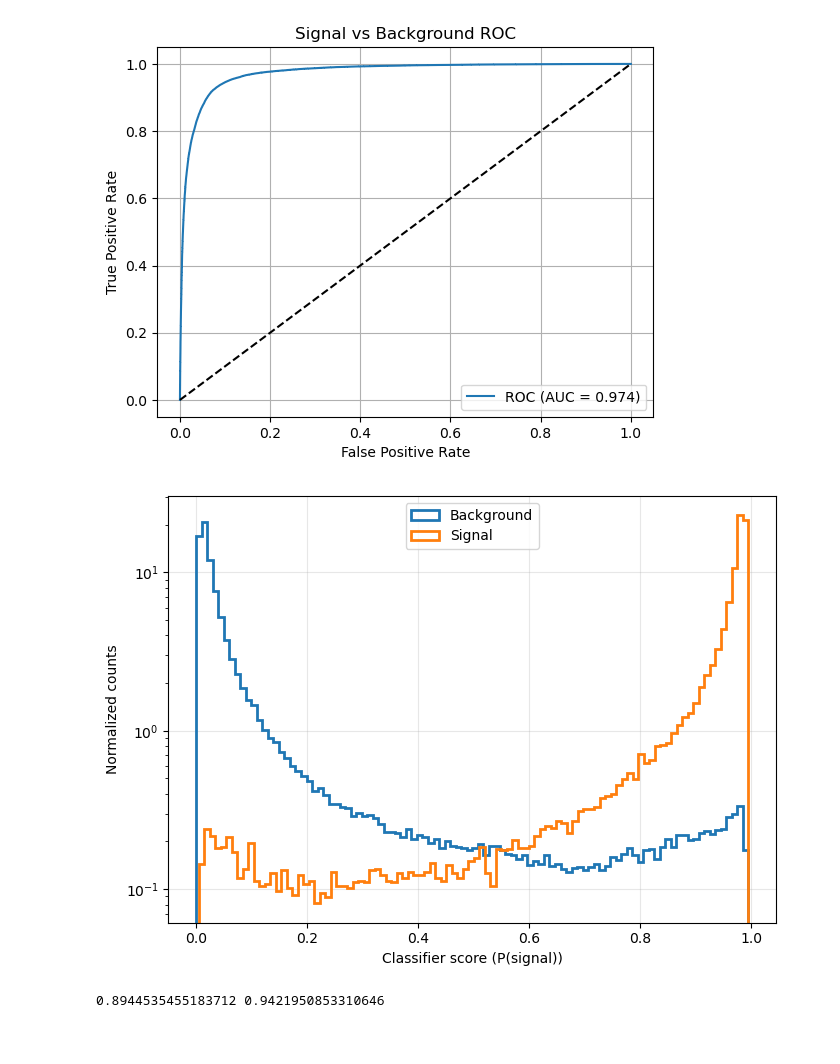
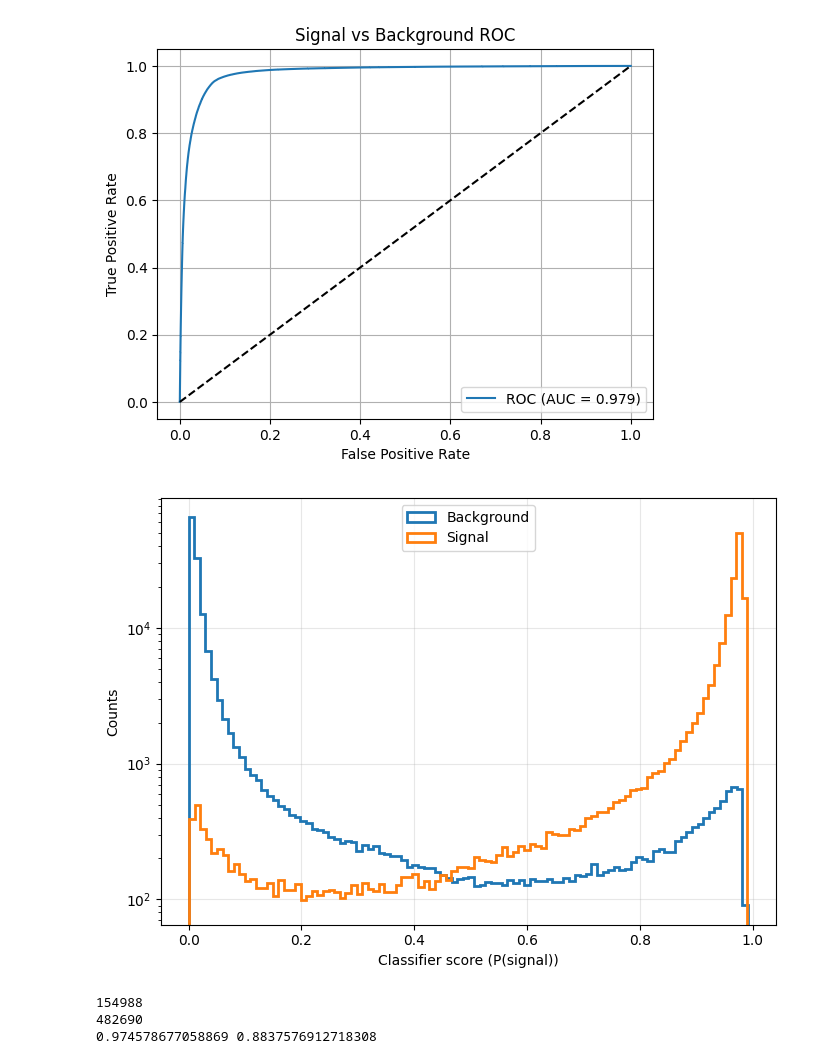
Before and after one commit to kvjmistry/ATPC, a Jupyter notebook: notebooks/ML_MLP.ipynb, the cells around one changed output. Cells and saved outputs as stored; diff of their text form; code cells hidden in the pictures.

```diff
--- a/notebooks/ML_MLP.ipynb
+++ b/notebooks/ML_MLP.ipynb
@@ -19,8 +19,13 @@ M = 1000/0.9
 det_size = 1000*np.cbrt((4 * M) / (np.pi * density))/2.0
 print(det_size)
 
+
+basepath = "/media/argon/HardDrive_8TB/Krishan/ATPC/ML_samples/merged/"
+
 # Load in the signal metadata
-nubb_meta = pd.read_hdf(f"../data/Trackreco/ATPC_0nubb_{pressure}bar_{diff}_reco.h5", "meta")
+# nubb_meta = pd.read_hdf(f"../data/Trackreco/ATPC_0nubb_{pressure}bar_{diff}_reco.h5", "meta")
+nubb_meta = pd.read_hdf(f"{basepath}/ATPC_0nubb_{pressure}bar_{diff}_reco.h5", "meta")
+
 nubb_meta["Type"] = "0nubb"
 nubb_meta["subType"] = "0nubb"
 nubb_meta = nubb_meta[nubb_meta.label == "Primary"]
@@ -33,17 +38,17 @@ Bkg_meta = pd.DataFrame()
 Tl_meta = pd.DataFrame()
 Bi_meta = pd.DataFrame()
 
-Tl_meta = pd.read_hdf(f"../data/Trackreco/ATPC_Tl_ion_{pressure}bar_{diff}_reco.h5", "meta")
+# Tl_meta = pd.read_hdf(f"../data/Trackreco/ATPC_Tl_ion_{pressure}bar_{diff}_reco.h5", "meta")
+Tl_meta = pd.read_hdf(f"{basepath}ATPC_Tl_ion_{pressure}bar_{diff}_reco.h5", "meta")
 Tl_meta["subType"] = "Tl"
-Bi_meta = pd.read_hdf(f"../data/Trackreco/ATPC_Bi_ion_{pressure}bar_{diff}_reco.h5", "meta")
+# Bi_meta = pd.read_hdf(f"../data/Trackreco/ATPC_Bi_ion_{pressure}bar_{diff}_reco.h5", "meta")
+Bi_meta = pd.read_hdf(f"{basepath}/ATPC_Bi_ion_{pressure}bar_{diff}_reco.h5", "meta")
 Bi_meta["subType"] = "Bi"
-single_meta = pd.read_hdf(f"../data/Trackreco/ATPC_single_{pressure}bar_{diff}_reco.h5", "meta")
+# single_meta = pd.read_hdf(f"../data/Trackreco/ATPC_single_{pressure}bar_{diff}_reco.h5", "meta")
+single_meta = pd.read_hdf(f"{basepath}/ATPC_single_{pressure}bar_{diff}_reco.h5", "meta")
 single_meta["subType"] = "single"
 
 Bkg_meta = pd.concat([Tl_meta, Bi_meta, single_meta])
-# Bkg_meta = pd.concat([Tl_meta])
-
-
 Bkg_meta = Bkg_meta[Bkg_meta.label == "Primary"]
 Bkg_meta["Type"] = "Bkg"
 
@@ -199,3 +204,7 @@ test_ds  = TensorDataset(X_test_tensor, y_test_tensor)
 train_loader = DataLoader(train_ds, batch_size=4096, shuffle=True)
 val_loader   = DataLoader(val_ds,   batch_size=4096, shuffle=False)
 test_loader  = DataLoader(test_ds,  batch_size=4096, shuffle=False)
+# %%
+# Scale factor tells us how much more bkg we have over signal
+scale_factor = round(len(y[y ==0])/len(y[y ==1]),1)
+print(scale_factor)
@@ -208,7 +219,7 @@ def accuracy_from_logits(logits, y_true, threshold=0.5):
 
 model = SimpleMLP()
 
-pos_weight = torch.tensor([4.0])  # background:signal = 4:1
+pos_weight = torch.tensor([scale_factor])  # number background/number signal
 
 # Binary cross entropy loss function
 criterion = nn.BCEWithLogitsLoss(pos_weight=pos_weight)
@@ -331,34 +325,41 @@ plt.legend()
 plt.grid(True)
 plt.show()
 # %% [output]
-[figure, old version]
+[figure, new version]
 # %%
 signal_scores     = scores[labels == 1]
 background_scores = scores[labels == 0]
 
 plt.figure(figsize=(7,5))
 
 bins = 100
 
-plt.hist(background_scores,bins=bins,density=True,histtype='step',linewidth=2,label='Background')
-plt.hist(signal_scores,bins=bins,density=True,histtype='step',linewidth=2,label='Signal')
+weights = np.ones_like(background_scores) / scale_factor
+
+plt.hist(background_scores,bins=bins,density=False,histtype='step',linewidth=2,label='Background',weights = weights)
+plt.hist(signal_scores,bins=bins,density=False,histtype='step',linewidth=2,label='Signal')
 
 plt.xlabel("Classifier score (P(signal))")
-plt.ylabel("Normalized counts")
+plt.ylabel("Counts")
 plt.legend()
 plt.grid(alpha=0.3)
 
 plt.semilogy()
 plt.tight_layout()
 plt.show()
 
-cut = 0.7
+print(len(signal_scores[signal_scores > 0]))
+print(len(background_scores[background_scores > 0]))
+
+cut = 0.2
 signal_eff = (signal_scores > cut).mean()
 bkg_rej = 1 - (background_scores > cut).mean()
 print(signal_eff, bkg_rej)
 # %% [output]
-[figure, old version]
+[figure, new version]
-0.8944535455183712 0.9421950853310646
+154988
+482690
+0.974578677058869 0.8837576912718308
 # %%
 
 
```
Also changed, not shown: parts of 12 cells of this notebook, 2 other files.
